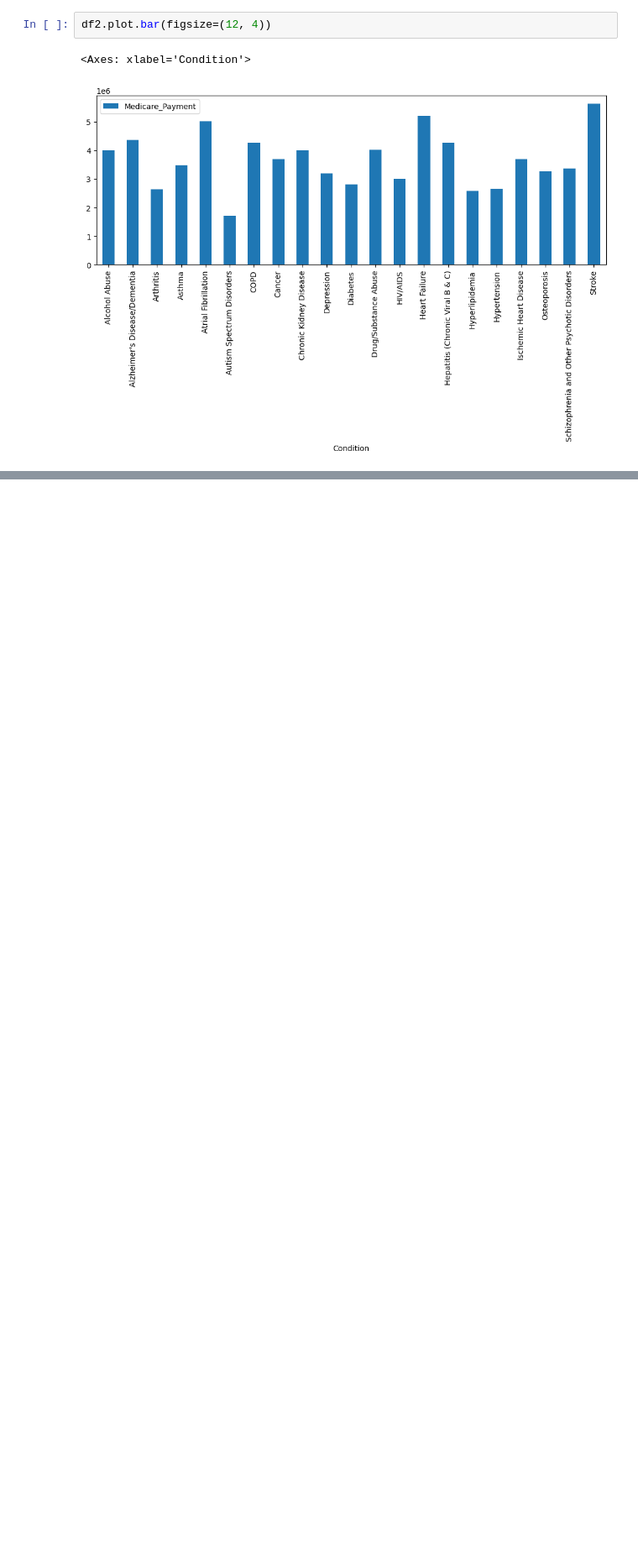
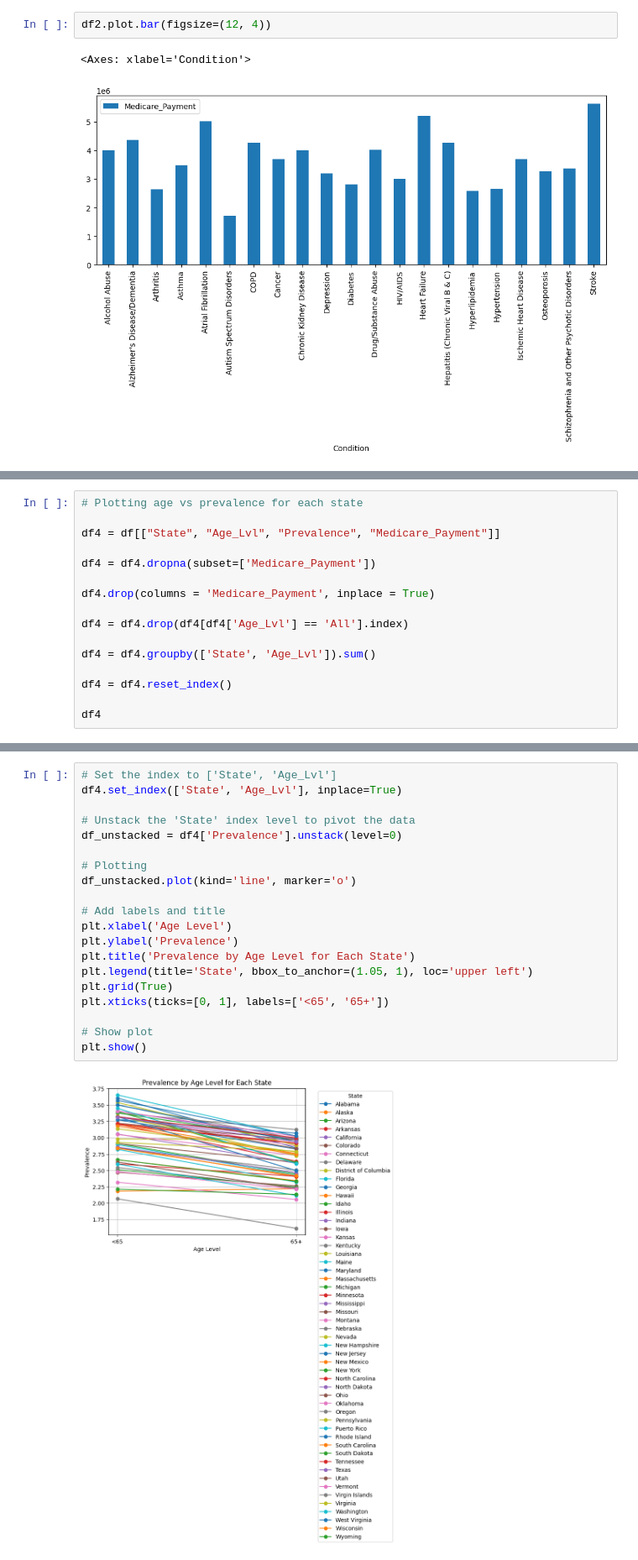
Before and after one commit to wrenp03/chronicillnesspredictor, a Jupyter notebook: main.ipynb, the cells around one changed output, grey strips where cells are left out. Shown at 84% size. Cells and saved outputs as stored; diff of their text form; blank space fills up the shorter version.

Commit message:
Added line plot

```diff
--- a/main.ipynb
+++ b/main.ipynb
@@ -161,3 +161,19 @@ df2.plot.bar(figsize=(12, 4))
 # %% [output]
 <Axes: xlabel='State'>
 [figure]
+# %%
+# Plotting age vs prevalence for each state
+
+df4 = df[["State", "Age_Lvl", "Prevalence", "Medicare_Payment"]]
+
+df4 = df4.dropna(subset=['Medicare_Payment'])
+
+df4.drop(columns = 'Medicare_Payment', inplace = True)
+
+df4 = df4.drop(df4[df4['Age_Lvl'] == 'All'].index)
+
+df4 = df4.groupby(['State', 'Age_Lvl']).sum()
+
+df4 = df4.reset_index()
+
+df4
@@ -163,0 +194,22 @@ df2.plot.bar(figsize=(12, 4))
+# %%
+# Set the index to ['State', 'Age_Lvl']
+df4.set_index(['State', 'Age_Lvl'], inplace=True)
+
+# Unstack the 'State' index level to pivot the data
+df_unstacked = df4['Prevalence'].unstack(level=0)
+
+# Plotting
+df_unstacked.plot(kind='line', marker='o')
+
+# Add labels and title
+plt.xlabel('Age Level')
+plt.ylabel('Prevalence')
+plt.title('Prevalence by Age Level for Each State')
+plt.legend(title='State', bbox_to_anchor=(1.05, 1), loc='upper left')
+plt.grid(True)
+plt.xticks(ticks=[0, 1], labels=['<65', '65+'])
+
+# Show plot
+plt.show()
+# %% [output]
+[figure, added]
```
Also changed, not shown: parts of 3 cells of this notebook.
